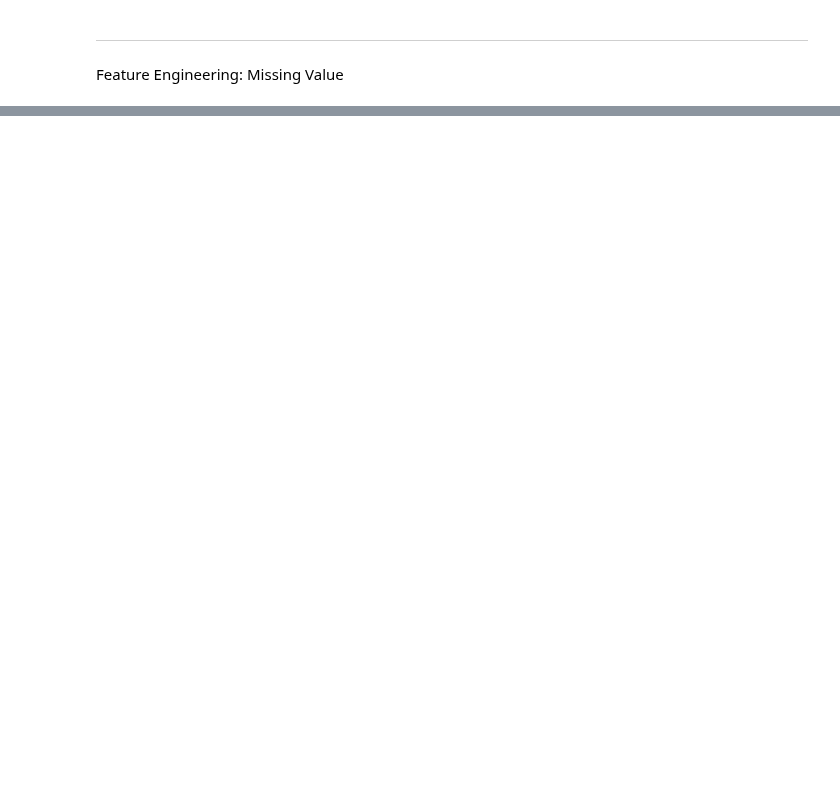
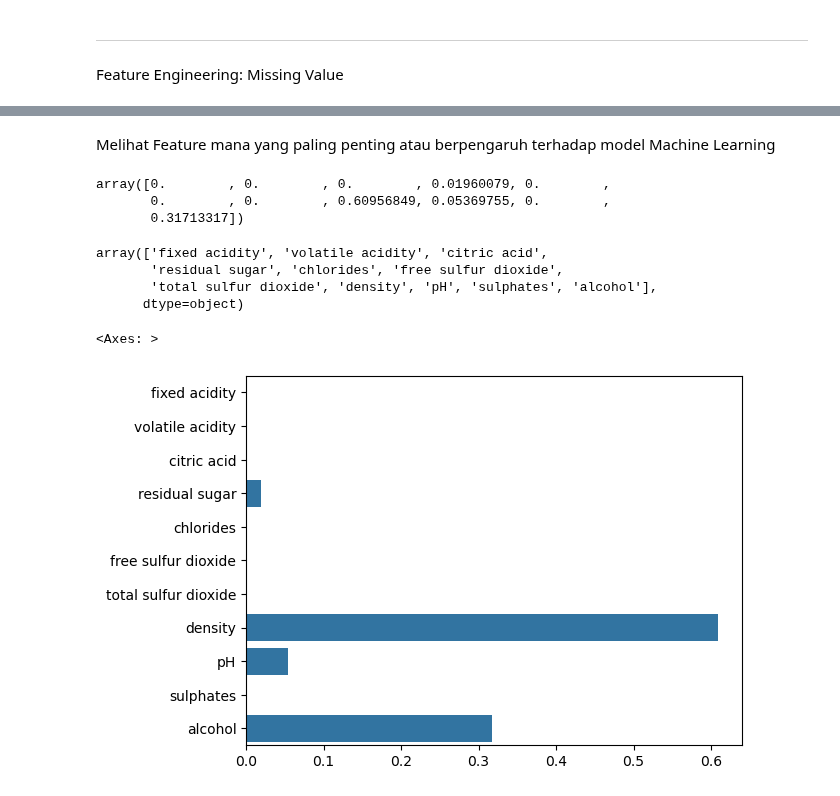
Before and after one commit to alhamfebian/purwadhika-jcdsol, a Jupyter notebook: Modul 3/Session 2 - Regression/Feature Engineering/FeatureEngineering.ipynb, the cells around one changed output, grey strips where cells are left out. Drawn from its saved outputs; the diff is of its cells as text; code cells hidden in the pictures; blank space fills up the shorter version.

Commit message:
add new learning: Feature engineering, model evaluation

```diff
--- a/Modul 3/Session 2 - Regression/Feature Engineering/FeatureEngineering.ipynb
+++ b/Modul 3/Session 2 - Regression/Feature Engineering/FeatureEngineering.ipynb
@@ -438,0 +824,3 @@ df_adult_data.head()
+# %%
+df_white_wine = pd.read_csv('white_wine.csv')
+df_white_wine.head()
@@ -438,0 +834,4 @@ df_adult_data.head()
+# %%
+df_white_wine['quality'] = np.where(df_white_wine['quality'] > 6, 1, 0)
+df_white_wine = df_white_wine.dropna()
+df_white_wine.head()
@@ -438,0 +912,32 @@ df_adult_data.head()
+# %% [markdown]
+Melihat Feature mana yang paling penting atau berpengaruh terhadap model Machine Learning
+# %%
+X = df_white_wine[['fixed acidity', 'volatile acidity', 'citric acid', 'residual sugar',
+       'chlorides', 'free sulfur dioxide', 'total sulfur dioxide', 'density',
+       'pH', 'sulphates', 'alcohol']].copy()
+y = df_white_wine['quality'].copy()
+
+X_train, X_test, y_train, y_test = train_test_split(X, y, stratify=y, random_state=1, test_size=0.2)
+# %%
+DTC = DecisionTreeClassifier(max_depth=4).fit(X_train, y_train)
+# %%
+DTC.feature_importances_
+# %% [output]
+array([0.        , 0.        , 0.        , 0.01960079, 0.        ,
+       0.        , 0.        , 0.60956849, 0.05369755, 0.        ,
+       0.31713317])
+# %%
+DTC.feature_names_in_
+# %% [output]
+array(['fixed acidity', 'volatile acidity', 'citric acid',
+       'residual sugar', 'chlorides', 'free sulfur dioxide',
+       'total sulfur dioxide', 'density', 'pH', 'sulphates', 'alcohol'],
+      dtype=object)
+# %%
+sns.barplot(
+    x = DTC.feature_importances_,
+    y = DTC.feature_names_in_
+)
+# %% [output]
+<Axes: >
+[figure, added]
```
Also changed, not shown: parts of 60 cells of this notebook, 7 other files.
